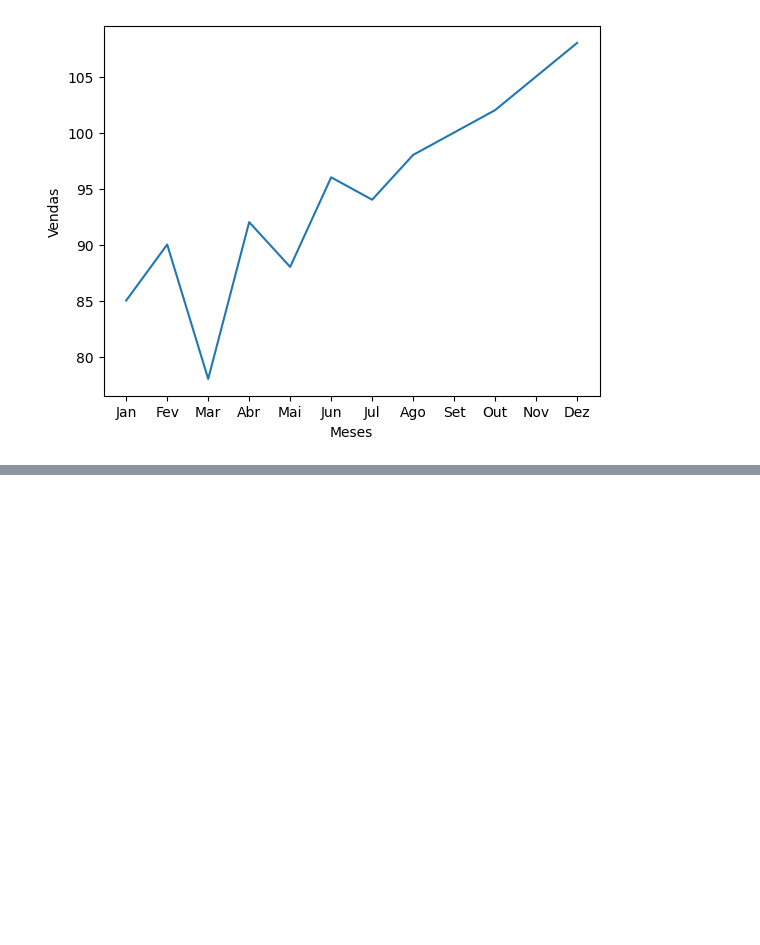
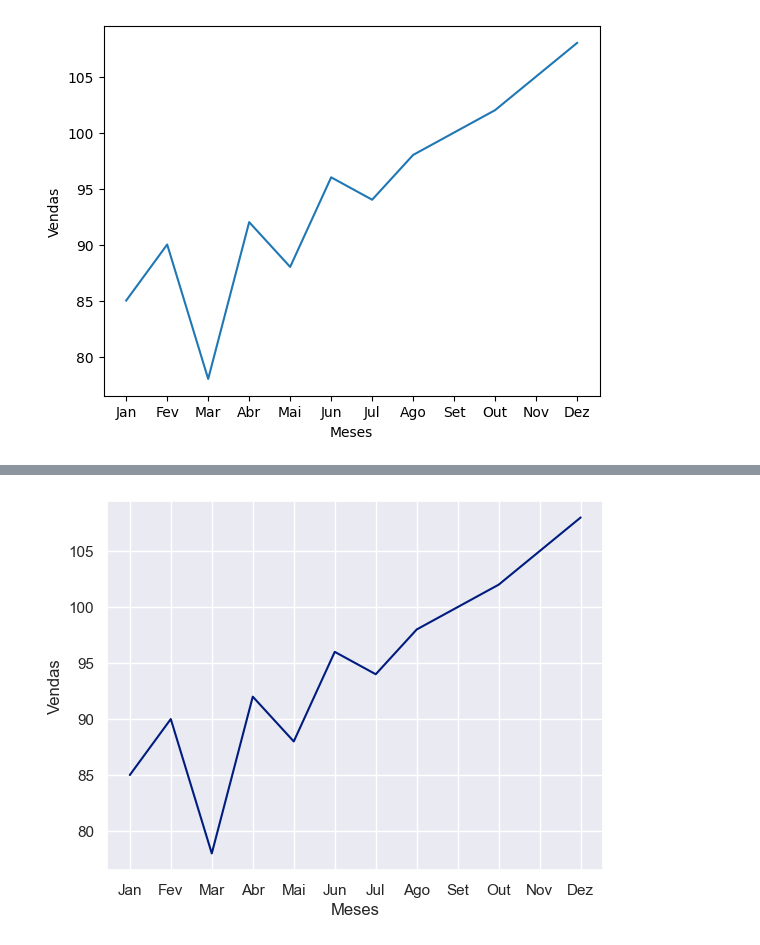
Before and after one commit to kiwsley/ciencia_de_dados, a Jupyter notebook: matplotlib_Searborn/temasseaborn.ipynb, the cells around one changed output, grey strips where cells are left out. Cells and saved outputs as stored; diff of their text form; code cells hidden in the pictures; blank space fills up the shorter version.

```diff
--- a/matplotlib_Searborn/temasseaborn.ipynb
+++ b/matplotlib_Searborn/temasseaborn.ipynb
@@ -11,0 +21,5 @@ sns.lineplot(x='Meses', y='Vendas', data=dados);
+# %%
+sns.set_theme(style="darkgrid", context='notebook',palette='dark')
+sns.lineplot(x='Meses', y='Vendas', data=dados);
+# %% [output]
+[figure, added]
```
Also changed, not shown: parts of 4 cells of this notebook, 3 other files.
